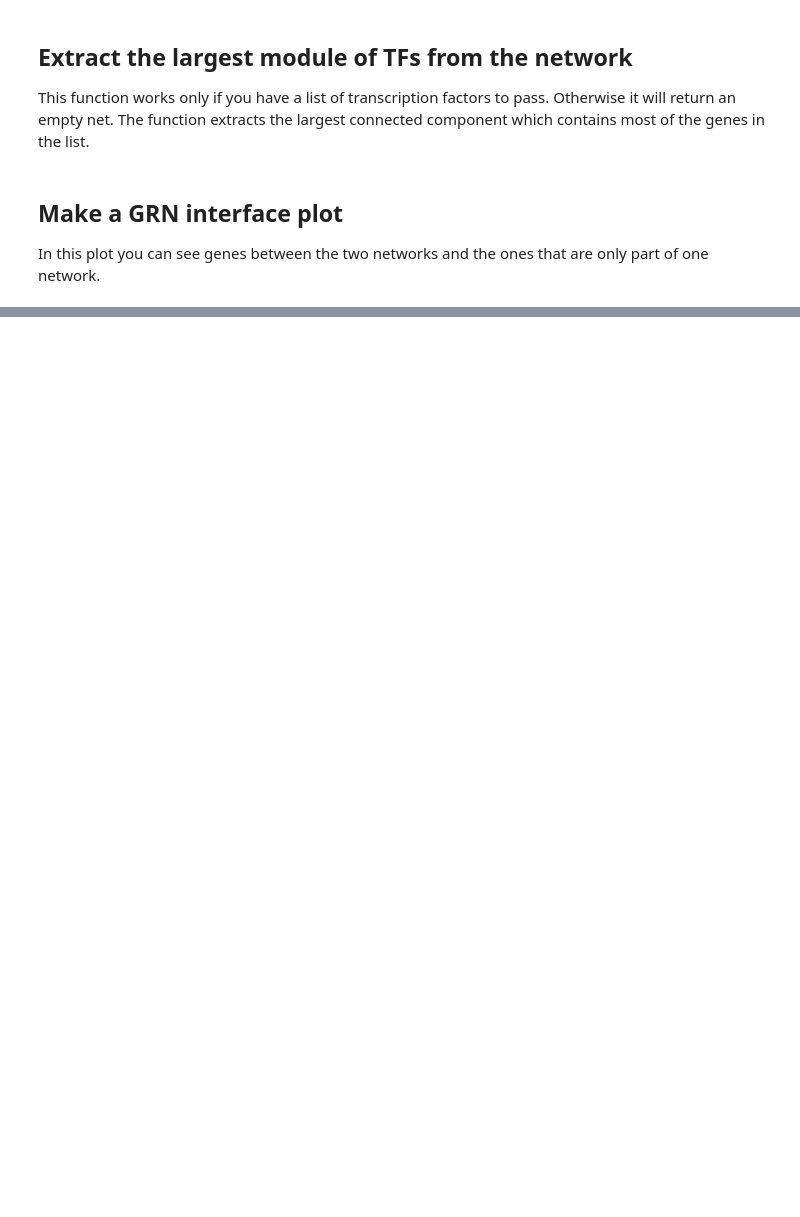
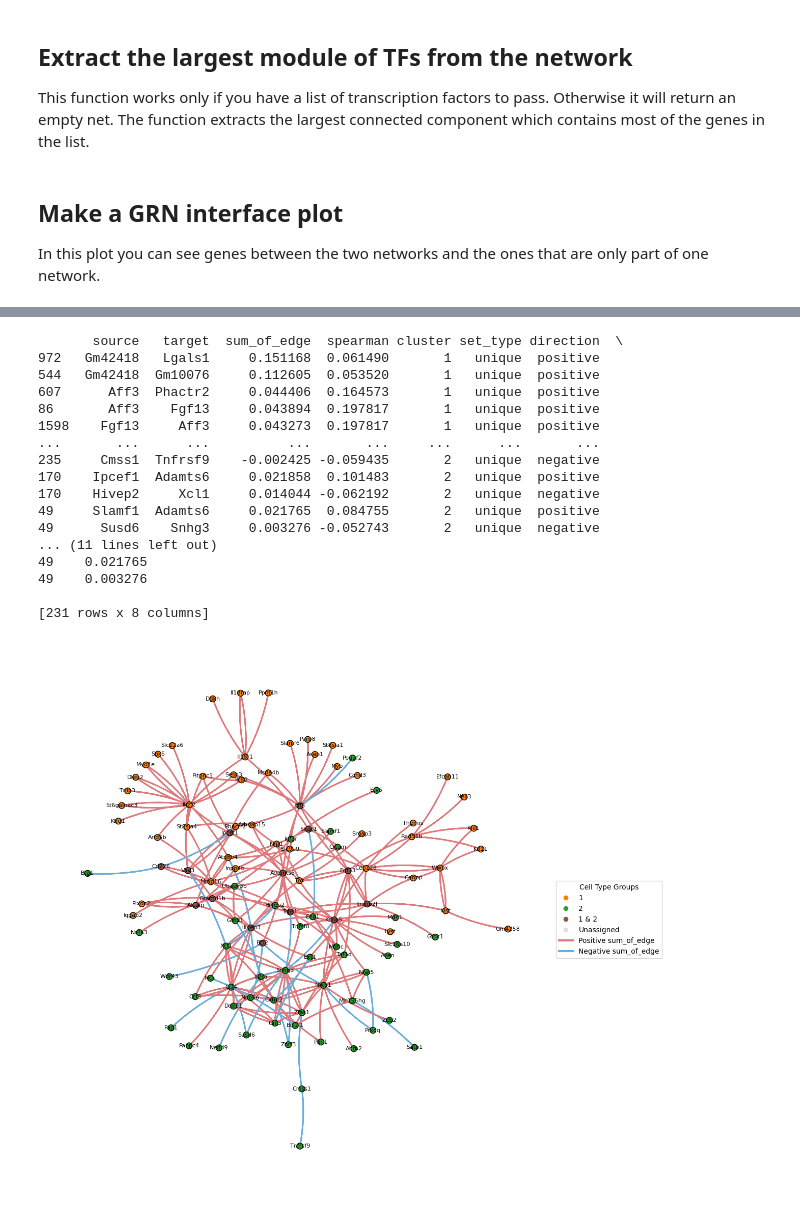
Before and after one commit to bionetslab/netmap-evaluation, a Jupyter notebook: src/manuscript_cd8_exhaustion/cd8_downstream_update.ipynb, the cells around one changed output, grey strips where cells are left out. Cells and saved outputs as stored; diff of their text form; code cells hidden in the pictures; blank space fills up the shorter version.

```diff
--- a/src/manuscript_cd8_exhaustion/cd8_downstream_update.ipynb
+++ b/src/manuscript_cd8_exhaustion/cd8_downstream_update.ipynb
@@ -460,17 +386,3 @@ def create_inferface_graph(filtered_df, target_clusters, combo_colors, top_edges
 # %% [markdown]
 ## Make a GRN interface plot
 In this plot you can see genes between the two networks and the ones that are only part of one network.
-# %%
-
-target_clusters = [ '0', '1'] # You can add more groups
-
-# You can give colors to groups. If you have many groups this wiill be very crowded and you need
-# to define a lot of colors manually
-combo_colors = {
-    # Individual "Core 3" (Originals)
-    target_clusters[0]: '#ff7f0e',            # Orange
-    target_clusters[1]: '#2ca02c',            # Green
-    f'{target_clusters[0]} & {target_clusters[1]}': '#8c564b', # Brown
-        #f'{target_clusters[0]} & {target_clusters[1]}' : 'pink', # Brown
-}
-create_inferface_graph(all_regulons, target_clusters, combo_colors, top_edges=100)
@@ -481,14 +391,15 @@ from netmap.masking.internal import add_cluster_wise_spearman
 from netmap.downstream.regulon import select_top_edges_signed
 
 # Step 1: annotate edges with cluster-wise Spearman correlation
-grn_adata = add_cluster_wise_spearman(grn_adata3, adata_raw, cluster_column='leiden_remap')
+grn_adata = add_cluster_wise_spearman(grn_adata, adata_raw, cluster_column='leiden')
 
 # Step 2: select signed regulons
-keep_edges = select_top_edges_signed(
+
+keep_edges_positive = select_top_edges_signed(
     grn_adata,
     top_per_source=10,
-    col_cluster='leiden_remap',
+    col_cluster='leiden',
     min_reg_size=1,
-    min_edge_support=0.5,
+     min_edge_support=0.5,
     neutral_threshold=0.05,
 )
@@ -500,0 +411,3 @@ keep_edges['unique']['exhausted_d3_']['negative']['edges']   # negative regulon
+# %%
+# This function can be used to transform the dictionary into a dataframe.
+all_regulons = make_cluster_regulon_dataframe_directional(keep_edges_positive)
@@ -500,0 +526,30 @@ keep_edges['unique']['exhausted_d3_']['negative']['edges']   # negative regulon
+# %%
+target_clusters = ['1', '2']
+combo_colors = {
+    # Individual "Core 3" (Originals)
+    target_clusters[0]: '#ff7f0e',            # Orange
+    target_clusters[1]: '#2ca02c',            # Green
+    f'{target_clusters[0]} & {target_clusters[1]}': '#8c564b', # Brown
+        #f'{target_clusters[0]} & {target_clusters[1]}' : 'pink', # Brown
+}
+
+create_inferface_graph(all_regulons, ['1', '2'], combo_colors, top_edges=100)
+# %% [output]
+       source   target  sum_of_edge  spearman cluster set_type direction  \
+972   Gm42418   Lgals1     0.151168  0.061490       1   unique  positive
+544   Gm42418  Gm10076     0.112605  0.053520       1   unique  positive
+607      Aff3  Phactr2     0.044406  0.164573       1   unique  positive
+86       Aff3    Fgf13     0.043894  0.197817       1   unique  positive
+1598    Fgf13     Aff3     0.043273  0.197817       1   unique  positive
+...       ...      ...          ...       ...     ...      ...       ...
+235     Cmss1  Tnfrsf9    -0.002425 -0.059435       2   unique  negative
+170    Ipcef1  Adamts6     0.021858  0.101483       2   unique  positive
+170    Hivep2     Xcl1     0.014044 -0.062192       2   unique  negative
+49     Slamf1  Adamts6     0.021765  0.084755       2   unique  positive
+49      Susd6    Snhg3     0.003276 -0.052743       2   unique  negative
+... (11 lines left out)
+49    0.021765
+49    0.003276
+
+[231 rows x 8 columns]
+[figure, added]
```
Also changed, not shown: parts of 18 cells of this notebook.
